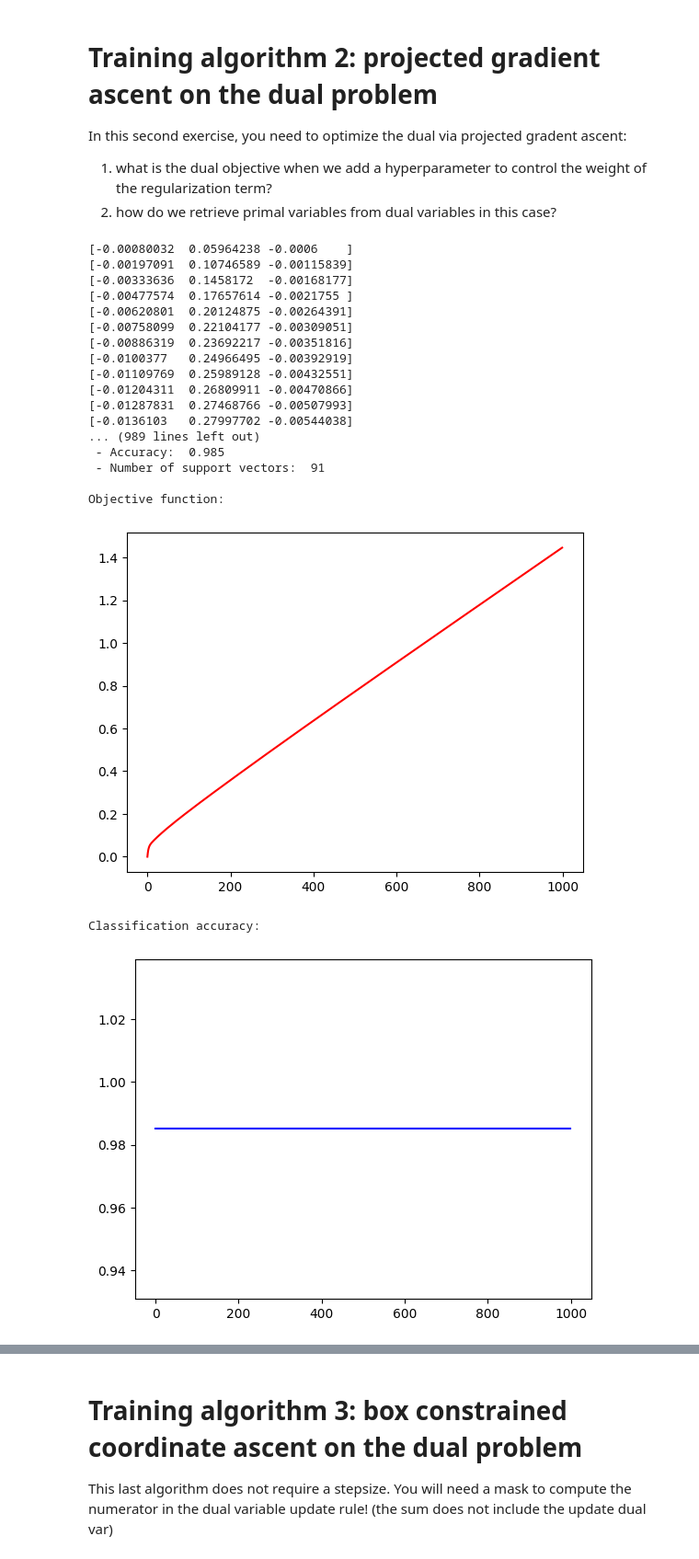
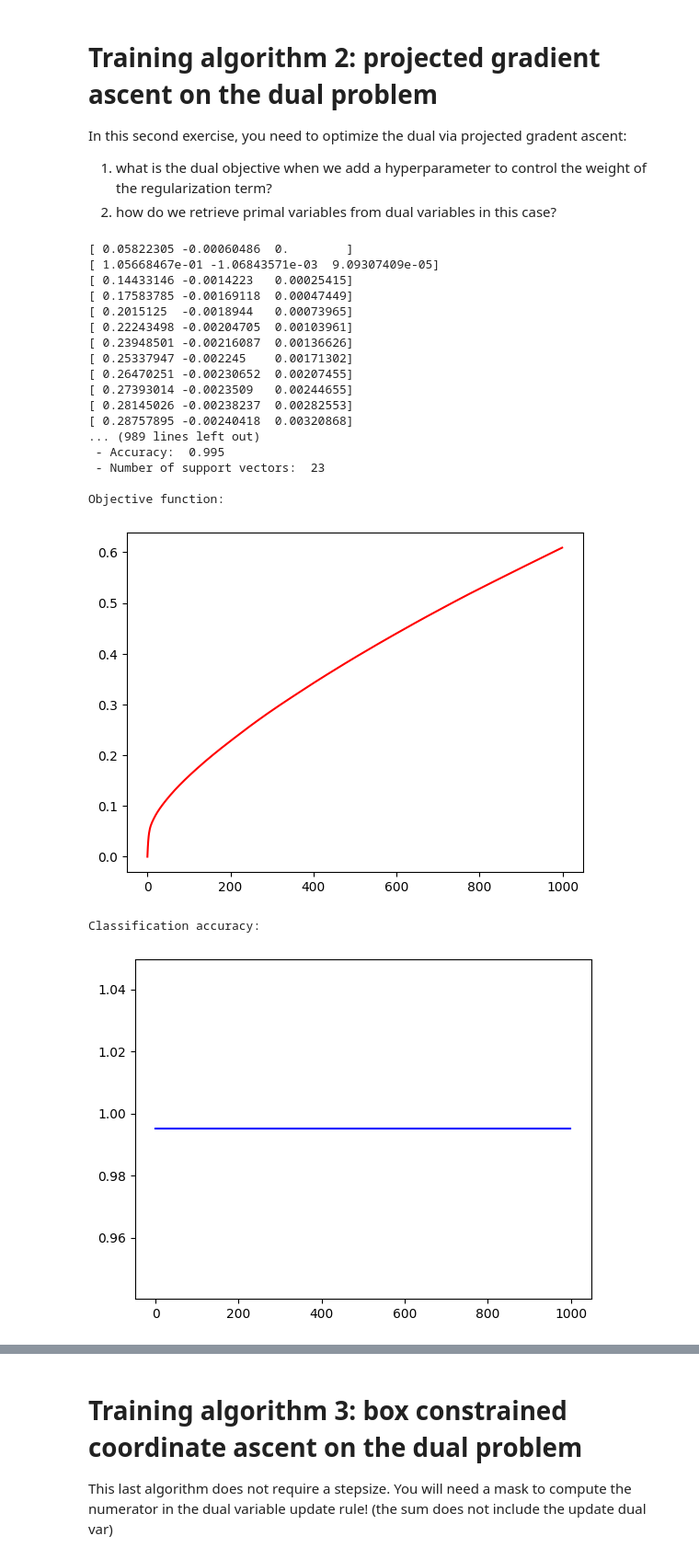
Before and after one commit to Maxime-Jauroyon/Univ-SVM-algo, a Jupyter notebook: Lab_Assignment.ipynb, the cells around one changed output, grey strips where cells are left out. Shown at 92% size. Saved outputs shown, nothing was run; the diff lists cells and outputs as text; code cells hidden in the pictures.

```diff
--- a/Lab_Assignment.ipynb
+++ b/Lab_Assignment.ipynb
@@ -460,13 +460,13 @@ Y = np.diag(y_gold)
 for _ in range(n_epochs):
     # compute the object
     # TODO
-    obj = -dual_vars.sum(axis=0)-regularization_weight/2*( dual_vars.T @ Y_gold @ X @ X.T @ Y_gold @ dual_vars)
+    obj = -dual_vars.sum(axis=0)-1/(2*regularization_weight)*( dual_vars.T @ Y_gold @ X @ X.T @ Y_gold @ dual_vars)
 
     objective_per_epoch.append(obj)
 
     # compute gradient
     # TODO
-    grad = -1- regularization_weight*(Y_gold.T @ X @ X.T @ Y_gold @dual_vars)
+    grad = -1- (1/regularization_weight)*(Y_gold.T @ X @ X.T @ Y_gold @dual_vars)
     # projected sub-gradient step
     # you can use np.clip to project the new dual variables in the feasible space
     # TODO
@@ -477,48 +477,48 @@ for _ in range(n_epochs):
     print(a)
     accuracy_per_epoch.append(accuracy(y_gold, predict(a, X)))
 
     # compute the number of support vectors,
     # i.e. the number of dual vars != 0
     support_vectors.append(((dual_vars ** 2) > 1e-7).sum())
 
 
 print("Stats at the last epoch:")
 print(" - Accuracy: ", accuracy_per_epoch[-1])
 print(" - Number of support vectors: ", support_vectors[-1])
 print()
 
 
 print("Objective function:")
 plt.plot(objective_per_epoch, color="red")
 plt.show()
 
 
 print("Classification accuracy:")
 plt.plot(accuracy_per_epoch, color="blue")
 plt.show()
 
 print("Number of support vectors:")
 plt.plot(support_vectors, color="green")
 plt.show()
 # %% [output]
-[-0.00080032  0.05964238 -0.0006    ]
-[-0.00197091  0.10746589 -0.00115839]
-[-0.00333636  0.1458172  -0.00168177]
-[-0.00477574  0.17657614 -0.0021755 ]
-[-0.00620801  0.20124875 -0.00264391]
-[-0.00758099  0.22104177 -0.00309051]
-[-0.00886319  0.23692217 -0.00351816]
-[-0.0100377   0.24966495 -0.00392919]
-[-0.01109769  0.25989128 -0.00432551]
-[-0.01204311  0.26809911 -0.00470866]
-[-0.01287831  0.27468766 -0.00507993]
-[-0.0136103   0.27997702 -0.00544038]
+[ 0.05822305 -0.00060486  0.        ]
+[ 1.05668467e-01 -1.06843571e-03  9.09307409e-05]
+[ 0.14433146 -0.0014223   0.00025415]
+[ 0.17583785 -0.00169118  0.00047449]
+[ 0.2015125  -0.0018944   0.00073965]
+[ 0.22243498 -0.00204705  0.00103961]
+[ 0.23948501 -0.00216087  0.00136626]
+[ 0.25337947 -0.002245    0.00171302]
+[ 0.26470251 -0.00230652  0.00207455]
+[ 0.27393014 -0.0023509   0.00244655]
+[ 0.28145026 -0.00238237  0.00282553]
+[ 0.28757895 -0.00240418  0.00320868]
 ... (989 lines left out)
- - Accuracy:  0.985
- - Number of support vectors:  91
+ - Accuracy:  0.995
+ - Number of support vectors:  23
 
 Objective function:
-[figure, old version]
+[figure, new version]
 Classification accuracy:
-[figure, old version]
+[figure, new version]
 Number of support vectors:
```
Also changed, not shown: parts of 9 cells of this notebook.
